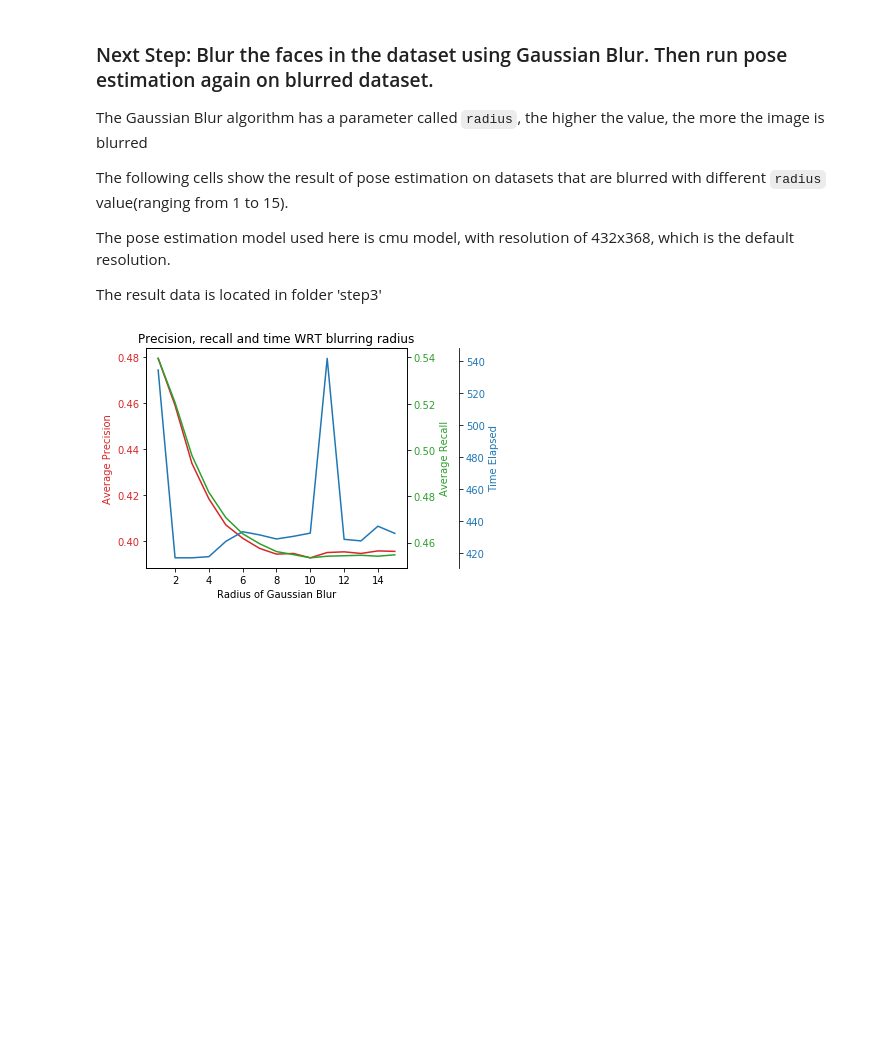
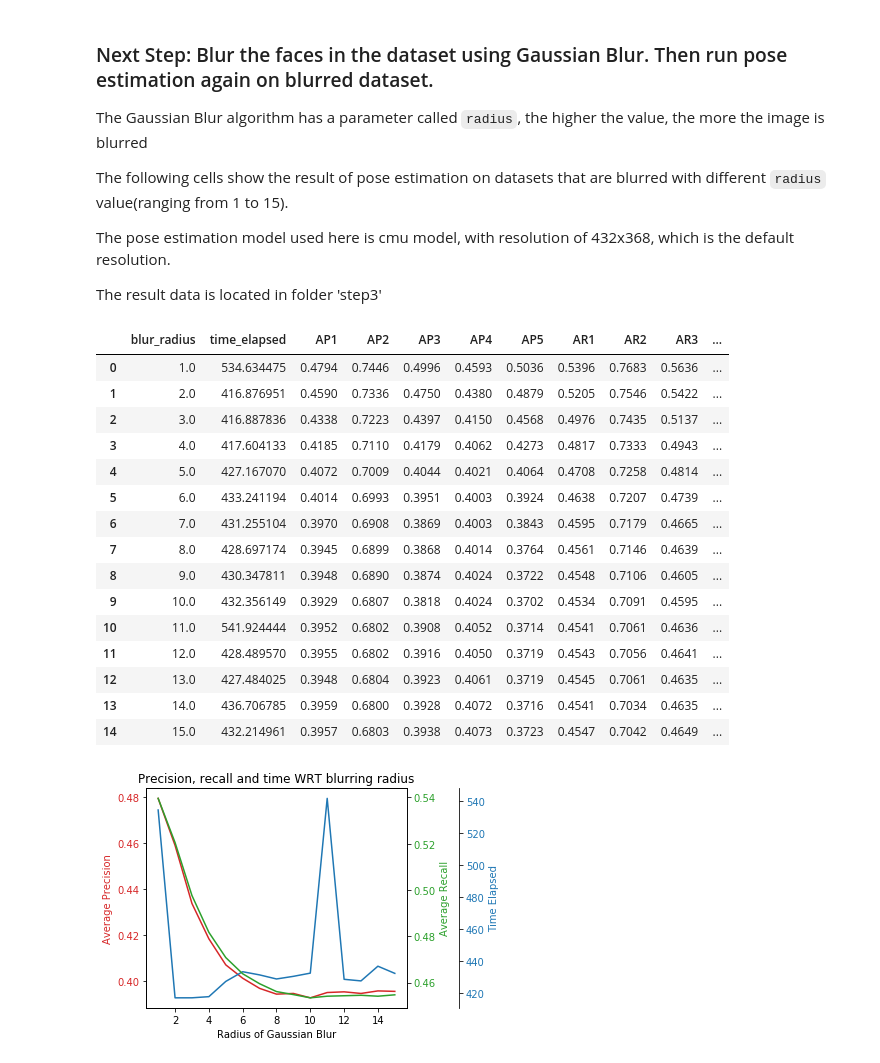
Before and after one commit to faw21/capstone-image-privatizer, a Jupyter notebook: Privatizer Visualization.ipynb, the cells around one changed output. Saved outputs shown, nothing was run; the diff lists cells and outputs as text; code cells hidden in the pictures; blank space fills up the shorter version.

```diff
--- a/Privatizer Visualization.ipynb
+++ b/Privatizer Visualization.ipynb
@@ -140,28 +140,46 @@ The result data is located in folder 'step3'
 # %%
 col_info_2 = ['blur_radius', 'time_elapsed', 'AP1', 'AP2', 'AP3', 'AP4', 'AP5', 'AR1', 'AR2', 'AR3', 'AR4', 'AR5']
 df2 = pd.DataFrame(columns=col_info_2)
 for i in range(1,16):
     filename = './step3/cmu_0x0_2_%s_pr.json' % str(i)
     with open(filename) as f:
         data = f.readline()
         data = data.split('"')
         time_elapsed = float(data[2])
         precision_and_recall = []
         temp = data[1].split()
         for item in temp:
             if item != '|':
                 precision_and_recall.append(float(item))
         df2 = df2.append(pd.Series([i, time_elapsed,
                                     precision_and_recall[0],
                                     precision_and_recall[1],
                                     precision_and_recall[2],
                                     precision_and_recall[3],
                                     precision_and_recall[4],
                                     precision_and_recall[5],
                                     precision_and_recall[6],
                                     precision_and_recall[7],
                                     precision_and_recall[8],
                                     precision_and_recall[9]], index=df2.columns), ignore_index=True)
+df2
+# %% [output]
+|  | blur_radius | time_elapsed | AP1 | AP2 | AP3 | AP4 | AP5 | AR1 | AR2 | AR3 | ... |
+| 0 | 1.0 | 534.634475 | 0.4794 | 0.7446 | 0.4996 | 0.4593 | 0.5036 | 0.5396 | 0.7683 | 0.5636 | ... |
+| 1 | 2.0 | 416.876951 | 0.4590 | 0.7336 | 0.4750 | 0.4380 | 0.4879 | 0.5205 | 0.7546 | 0.5422 | ... |
+| 2 | 3.0 | 416.887836 | 0.4338 | 0.7223 | 0.4397 | 0.4150 | 0.4568 | 0.4976 | 0.7435 | 0.5137 | ... |
+| 3 | 4.0 | 417.604133 | 0.4185 | 0.7110 | 0.4179 | 0.4062 | 0.4273 | 0.4817 | 0.7333 | 0.4943 | ... |
+| 4 | 5.0 | 427.167070 | 0.4072 | 0.7009 | 0.4044 | 0.4021 | 0.4064 | 0.4708 | 0.7258 | 0.4814 | ... |
+| 5 | 6.0 | 433.241194 | 0.4014 | 0.6993 | 0.3951 | 0.4003 | 0.3924 | 0.4638 | 0.7207 | 0.4739 | ... |
+| 6 | 7.0 | 431.255104 | 0.3970 | 0.6908 | 0.3869 | 0.4003 | 0.3843 | 0.4595 | 0.7179 | 0.4665 | ... |
+| 7 | 8.0 | 428.697174 | 0.3945 | 0.6899 | 0.3868 | 0.4014 | 0.3764 | 0.4561 | 0.7146 | 0.4639 | ... |
+| 8 | 9.0 | 430.347811 | 0.3948 | 0.6890 | 0.3874 | 0.4024 | 0.3722 | 0.4548 | 0.7106 | 0.4605 | ... |
+| 9 | 10.0 | 432.356149 | 0.3929 | 0.6807 | 0.3818 | 0.4024 | 0.3702 | 0.4534 | 0.7091 | 0.4595 | ... |
+| 10 | 11.0 | 541.924444 | 0.3952 | 0.6802 | 0.3908 | 0.4052 | 0.3714 | 0.4541 | 0.7061 | 0.4636 | ... |
+| 11 | 12.0 | 428.489570 | 0.3955 | 0.6802 | 0.3916 | 0.4050 | 0.3719 | 0.4543 | 0.7056 | 0.4641 | ... |
+| 12 | 13.0 | 427.484025 | 0.3948 | 0.6804 | 0.3923 | 0.4061 | 0.3719 | 0.4545 | 0.7061 | 0.4635 | ... |
+| 13 | 14.0 | 436.706785 | 0.3959 | 0.6800 | 0.3928 | 0.4072 | 0.3716 | 0.4541 | 0.7034 | 0.4635 | ... |
+| 14 | 15.0 | 432.214961 | 0.3957 | 0.6803 | 0.3938 | 0.4073 | 0.3723 | 0.4547 | 0.7042 | 0.4649 | ... |
 # %%
 #Plotting the data
 fig, ax1 = plt.subplots()
```
